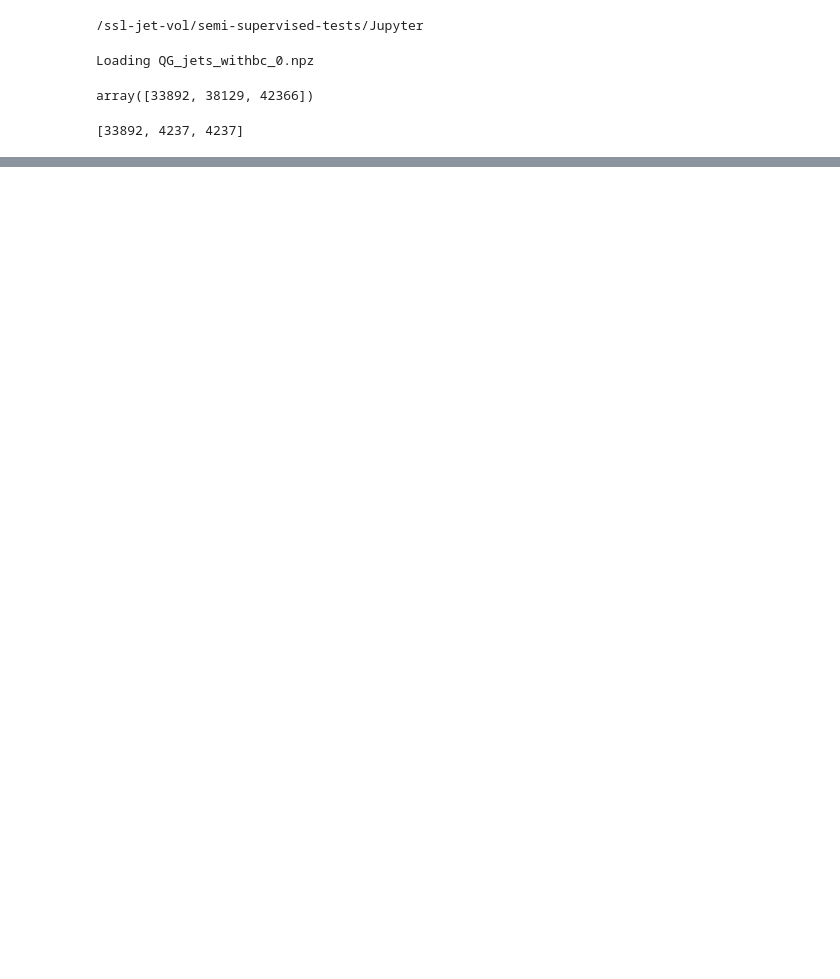
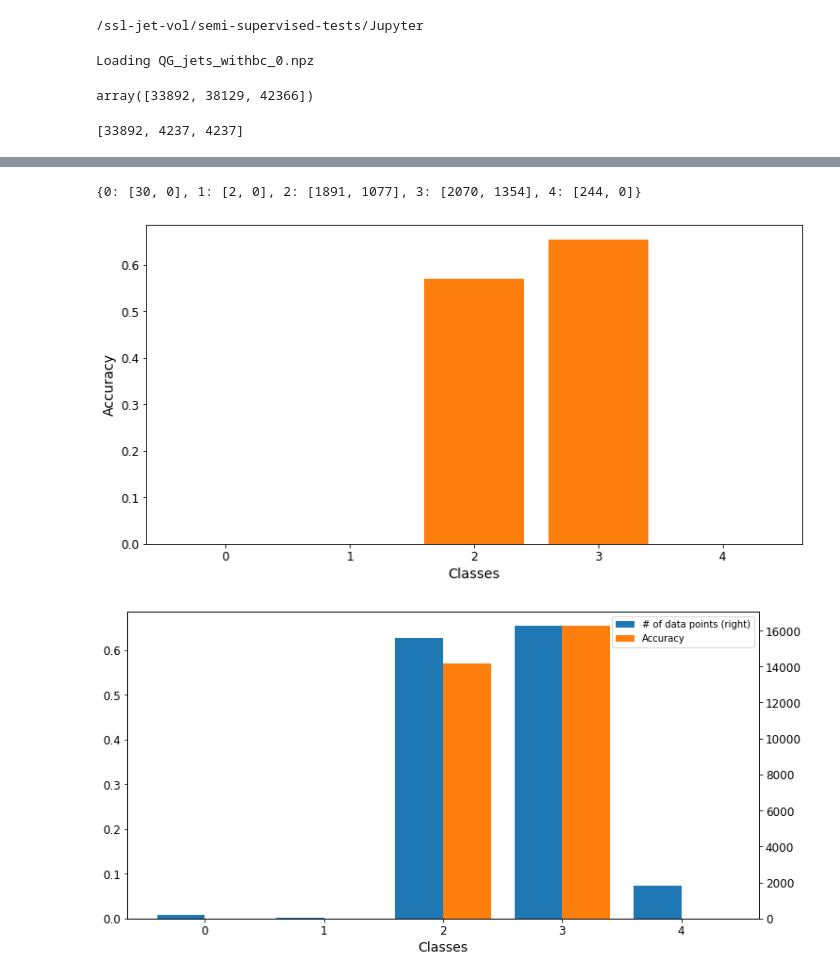
Before and after one commit to JavierZhao/semi-supervised-tests, a Jupyter notebook: Jupyter/ssl_tests_train_model.ipynb, the cells around one changed output, grey strips where cells are left out. Drawn from its saved outputs; the diff is of its cells as text; code cells hidden in the pictures; blank space fills up the shorter version.

Commit message:
updated ssl_tests

```diff
--- a/Jupyter/ssl_tests_train_model.ipynb
+++ b/Jupyter/ssl_tests_train_model.ipynb
@@ -158,0 +178,6 @@ plt.show()
+# %%
+propagation_mask = train_mask | val_mask    #Or: Sets each bit to 1 if one of two bits is 1
+out = model(data.x, data.y, data.edge_index, propagation_mask)
+pred = out[test_mask].argmax(dim=-1)
+m = torch.nn.Softmax(dim=1)
+out_norm = m(out)  # the predicted probabilities
@@ -158,0 +194,7 @@ plt.show()
+# %%
+labels_arr = data.y[test_mask].cpu().numpy()
+plot_class_balance_and_accuracy(class_dict, labels_arr, pred)
+# %% [output]
+{0: [30, 0], 1: [2, 0], 2: [1891, 1077], 3: [2070, 1354], 4: [244, 0]}
+[figure, added]
+[figure, added]
```
Also changed, not shown: parts of 11 cells of this notebook.
